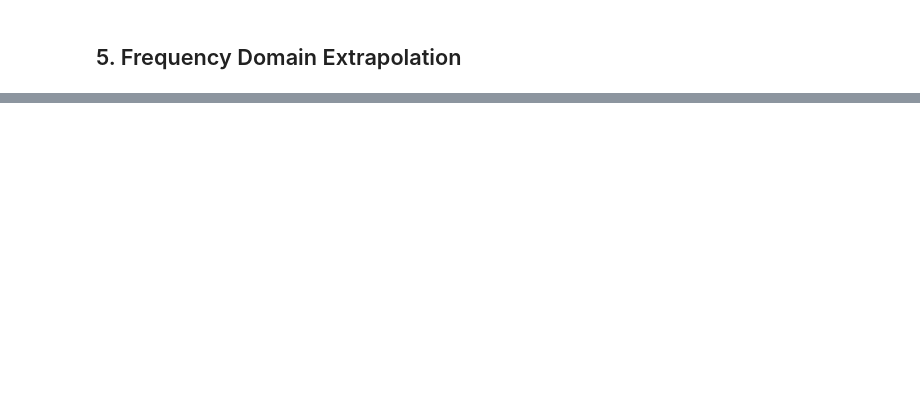
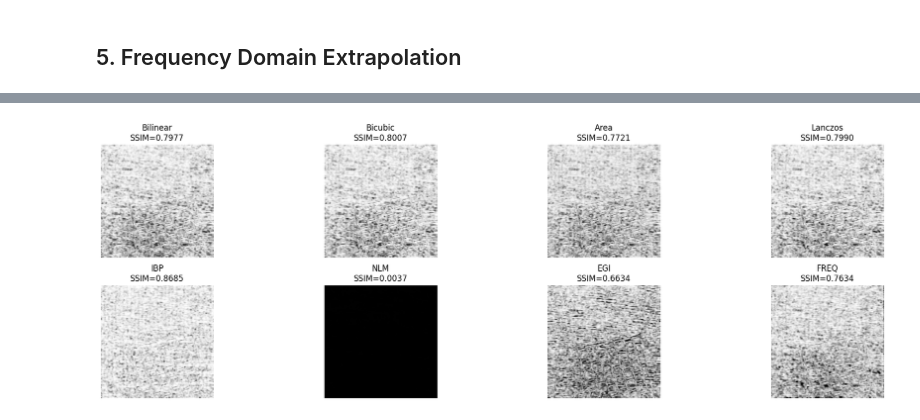
Before and after one commit to bgmanuel99/Super-Resolution-Images-for-3D-Printing-Defect-Detection, a Jupyter notebook: SRModels/classic_super_resolution_algorithms/super_resolucion_clasica.ipynb, the cells around one changed output, grey strips where cells are left out. Drawn from its saved outputs; the diff is of its cells as text; code cells hidden in the pictures; blank space fills up the shorter version.

```diff
--- a/SRModels/classic_super_resolution_algorithms/super_resolucion_clasica.ipynb
+++ b/SRModels/classic_super_resolution_algorithms/super_resolucion_clasica.ipynb
@@ -542,0 +391,41 @@ else:
+# %%
+def to_gray(img):
+    return cv2.cvtColor(img, cv2.COLOR_RGB2GRAY) if img.ndim == 3 else img
+
+hr_img_v, lr_img_v, bilinear_v, bicubic_v, area_v, lanczos_v = vis
+hr_g_v, lr_g_v, ibp_v = ibp_example
+hr_v, nlm_v = nlm_example
+hr_egi_v, lr_egi_v, egi_v = egi_example
+hr_freq_v, freq_v = freq_example
+
+# Lista completa de pares (nombre, HR, SR) en el orden requerido
+pairs = [
+    ('Bilinear', to_gray(hr_img_v), to_gray(bilinear_v)),
+    ('Bicubic',  to_gray(hr_img_v), to_gray(bicubic_v)),
+    ('Area',     to_gray(hr_img_v), to_gray(area_v)),
+    ('Lanczos',  to_gray(hr_img_v), to_gray(lanczos_v)),
+    ('IBP',      hr_g_v, ibp_v),
+    ('NLM',      hr_v, nlm_v if nlm_v.ndim==2 else cv2.cvtColor(nlm_v, cv2.COLOR_RGB2GRAY)),
+    ('EGI',      hr_egi_v, egi_v),
+    ('FREQ',     hr_freq_v, freq_v),
+]
+
+ssim_maps = []
+titles = []
+for name, hr_g, sr_g in pairs:
+    data_range = 255 if hr_g.dtype != np.float32 else 1.0
+    val, ssim_map = ssim(hr_g, sr_g, data_range=data_range, full=True)
+    ssim_maps.append((ssim_map, val))
+    titles.append(name)
+
+plt.figure(figsize=(20,6))
+for i, ((ssim_map, val), name) in enumerate(zip(ssim_maps, titles), start=1):
+    plt.subplot(2,4,i)
+    plt.imshow(ssim_map, cmap='gray', vmin=0, vmax=1)
+    plt.title(f"{name}\nSSIM={val:.4f}")
+    plt.axis('off')
+plt.tight_layout()
+out_diff = RESULTS_DIR / 'ssim_similarity_maps.png'
+plt.savefig(out_diff, dpi=150)
+# %% [output]
+[figure, added]
```
Also changed, not shown: parts of 40 cells of this notebook, 2 other files.
